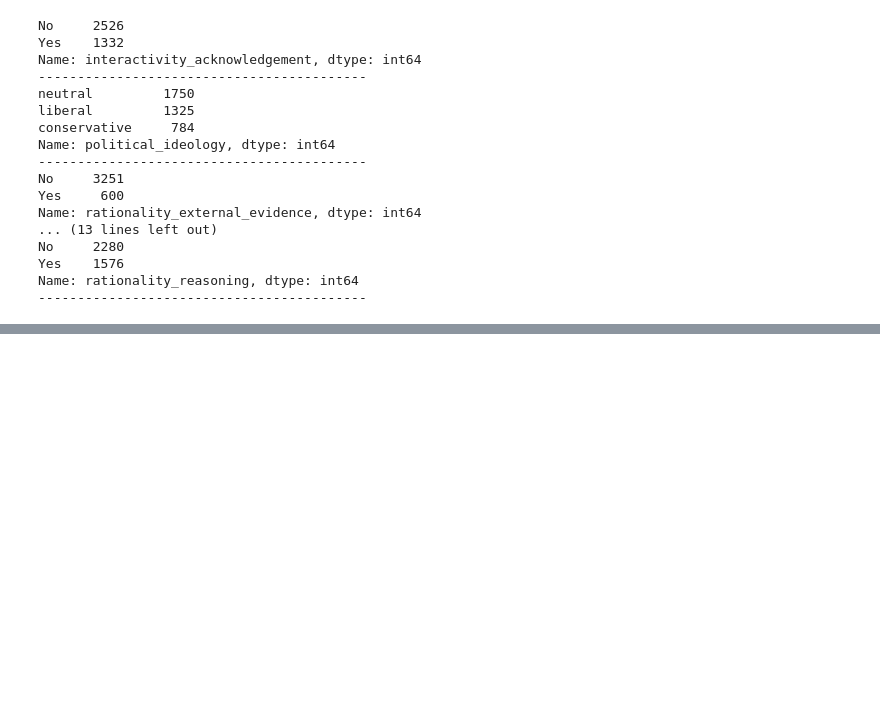
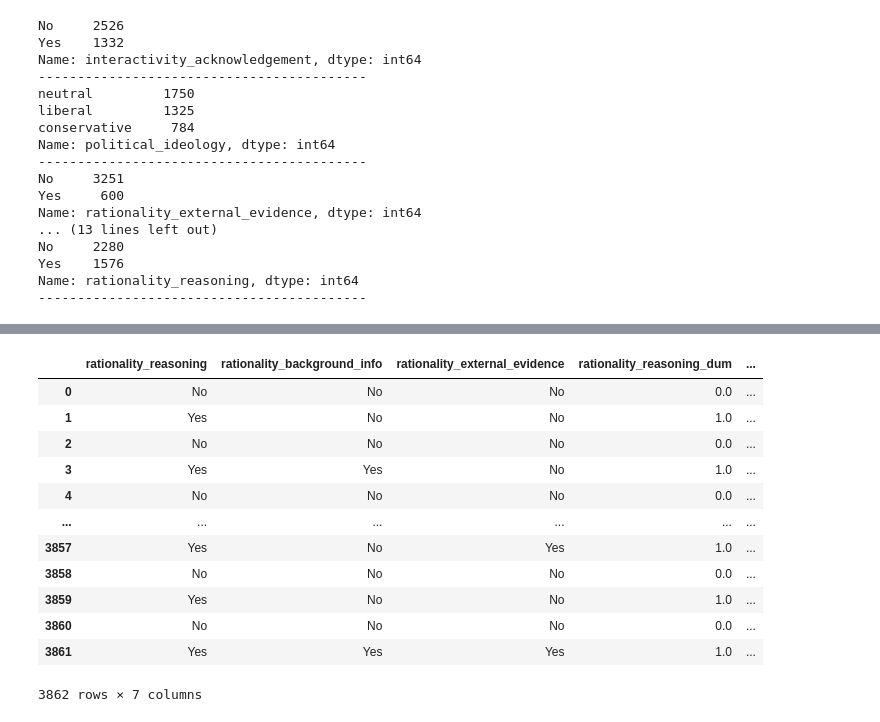
Before and after one commit to cl-trier/TWON-Exploration, a Jupyter notebook: 26--Classify PublicSphere-benchmark.ipynb, the cells around one changed output, grey strips where cells are left out. Drawn from its saved outputs; the diff is of its cells as text; code cells hidden in the pictures; blank space fills up the shorter version.

Commit message:
added ideology and collated rationality to benchmark test, corrected misjoin of cardiff_classification results

```diff
--- a/26--Classify PublicSphere-benchmark.ipynb
+++ b/26--Classify PublicSphere-benchmark.ipynb
@@ -373,0 +462,10 @@ performance
+# %%
+#anonymize:
+dataset_w_pred_anon = dataset_w_pred_2.drop('commentText', axis=1)
+dataset_w_pred_anon.to_json('data/publicsphere/publicsphere.cardiff_prompt_classify_anon.json', orient="records", force_ascii=False, indent=4)
+dataset_w_pred_anon.to_parquet('data/publicsphere/publicsphere.cardiff_prompt_classify_anon.parquet')
+# %%
+#add liberal and conservative dummies based on political ideology US:
+dataset_w_pred_anon.loc[:, 'political_conservative_US'] = dataset_w_pred_anon.loc[:, 'political_ideology_US'].map({"conservative": 1}).fillna(0).astype(int)
+dataset_w_pred_anon.loc[:, 'political_liberal_US'] = dataset_w_pred_anon.loc[:, 'political_ideology_US'].map({"liberal": 1}).fillna(0).astype(int)
+dataset_w_pred_anon.loc[:, 'political_opinion_US'] = dataset_w_pred_anon.loc[:, 'political_ideology_US'].map({"liberal": 1, 'conservative': 1}).fillna(0).astype(int)
@@ -373,0 +551,24 @@ performance
+# %%
+#recode rationality items into dummies:
+dataset_w_pred_anon.loc[:, 'rationality_reasoning_dum'] = dataset_w_pred_anon.loc[:, 'rationality_reasoning'].map({"Yes": 1, "No":0}).fillna(0).astype(int)
+dataset_w_pred_anon.loc[:, 'rationality_background_info_dum'] = dataset_w_pred_anon.loc[:, 'rationality_background_info'].map({"Yes": 1, "No":0}).fillna(0).astype(int)
+dataset_w_pred_anon.loc[:, 'rationality_external_evidence_dum'] = dataset_w_pred_anon.loc[:, 'rationality_external_evidence'].map({"Yes": 1, "No":0}).fillna(0).astype(int)
+# %%
+#create a dummy for prompt coded rationality, with 1 if any of the following are coded as 'Yes': 'rationality_reasoning','rationality_background_info','rationality_external_evidence'
+dataset_w_pred_anon.loc[:, 'rationality_prompt_dum'] = dataset_w_pred_anon.loc[:, ['rationality_reasoning_dum','rationality_background_info_dum','rationality_external_evidence_dum']].max(axis=1)
+# %%
+dataset_w_pred_anon.loc[:, ['rationality_reasoning','rationality_background_info','rationality_external_evidence', 'rationality_reasoning_dum','rationality_background_info_dum','rationality_external_evidence_dum','rationality_prompt_dum']]
+# %% [output]
+|  | rationality_reasoning | rationality_background_info | rationality_external_evidence | rationality_reasoning_dum | ... |
+| 0 | No | No | No | 0.0 | ... |
+| 1 | Yes | No | No | 1.0 | ... |
+| 2 | No | No | No | 0.0 | ... |
+| 3 | Yes | Yes | No | 1.0 | ... |
+| 4 | No | No | No | 0.0 | ... |
+| ... | ... | ... | ... | ... | ... |
+| 3857 | Yes | No | Yes | 1.0 | ... |
+| 3858 | No | No | No | 0.0 | ... |
+| 3859 | Yes | No | No | 1.0 | ... |
+| 3860 | No | No | No | 0.0 | ... |
+| 3861 | Yes | Yes | Yes | 1.0 | ... |
+3862 rows × 7 columns
```
Also changed, not shown: parts of 57 cells of this notebook, 3 other files.
